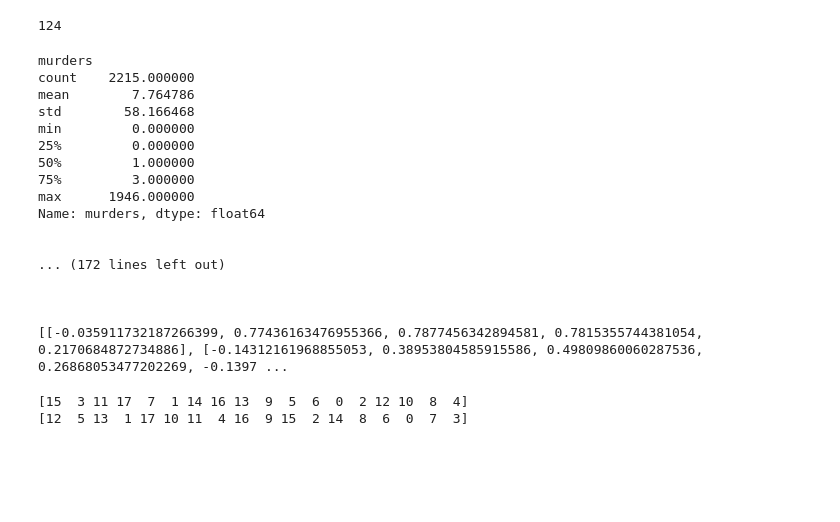
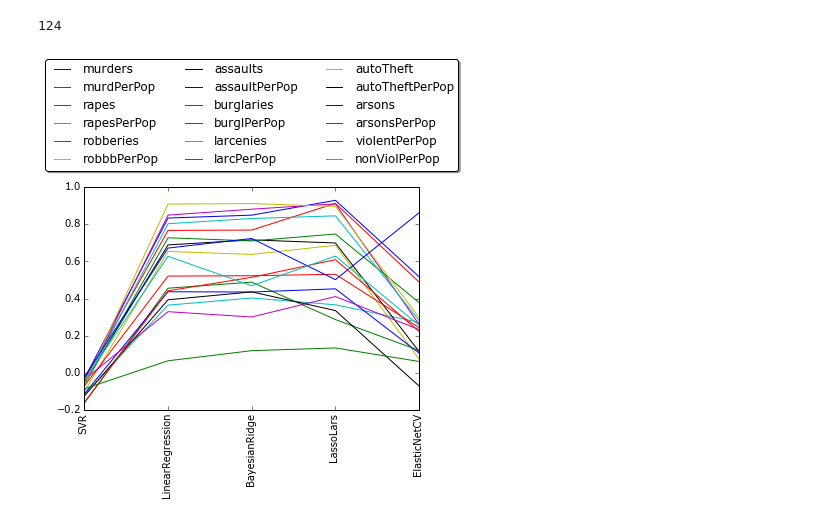
Before and after one commit to WenboTien/Crime_data-analysis, a Jupyter notebook: exploratory_data_analysis/Predictability of Goal Features..ipynb, the cells around one changed output. Cells and saved outputs as stored; diff of their text form; code cells hidden in the pictures; blank space fills up the shorter version.

```diff
--- a/exploratory_data_analysis/Predictability of Goal Features..ipynb
+++ b/exploratory_data_analysis/Predictability of Goal Features..ipynb
@@ -47,47 +49,29 @@ def drop_rows_with_null_goal_feature(old_df, feature):
 # %%
 x_count = 0
 
 r2_scores =[]
 for goal_feature in goal_features:
     r2_scores.append([])
     goal_df = drop_rows_with_null_goal_feature(df, goal_feature)
-    print goal_feature
-    print goal_df[goal_feature].describe()
-    print "\n\n"
 
     goal_df[[goal_feature]] = goal_df[[goal_feature]].apply(pd.to_numeric)
     imr = Imputer(missing_values='NaN', strategy='mean', axis=0)
     imr = imr.fit(goal_df[features])
     imputed_data = imr.transform(goal_df[features]);
 
     df_X_train, df_X_test, df_y_train, df_y_test = \
             train_test_split(imputed_data, goal_df[goal_feature], test_size=0.2)
     y_count = 0
     for model in models:
         model.fit(df_X_train, df_y_train)
         r2_scores[-1].append(r2_score(df_y_test, model.predict(df_X_test)))
-    print r2_scores
+    #print r2_scores
 
     xxx = [ct+1 for ct in range(len(models))]
     plt.plot(xxx, r2_scores[-1],label = goal_feature)
     #plt.plot(models_desc,r2_scores[-1])
     plt.xticks(xxx, models_desc, rotation='vertical')
-    plt.legend()
+    plt.legend(loc='upper center', bbox_to_anchor=(0.5, 1.6),
+          ncol=3, fancybox=True, shadow=True)
 # %% [output]
-murders
-count    2215.000000
-mean        7.764786
-std        58.166468
-min         0.000000
-25%         0.000000
-50%         1.000000
-75%         3.000000
-max      1946.000000
-Name: murders, dtype: float64
-
-
-... (172 lines left out)
-
-
-
-[[-0.035911732187266399, 0.77436163476955366, 0.7877456342894581, 0.7815355744381054, 0.2170684872734886], [-0.14312161968855053, 0.38953804585915586, 0.49809860060287536, 0.26868053477202269, -0.1397 ...
+[figure, added]
@@ -98,9 +80,3 @@ bayesian_score = [r2_scores[ip][2] for ip in range(len(r2_scores))]
 
 arr = np.array(bayesian_score)
 order = arr.argsort()
-print order
-ranks = order.argsort()
-print ranks
-# %% [output]
-[15  3 11 17  7  1 14 16 13  9  5  6  0  2 12 10  8  4]
-[12  5 13  1 17 10 11  4 16  9 15  2 14  8  6  0  7  3]
```
Also changed, not shown: parts of 4 cells of this notebook.
